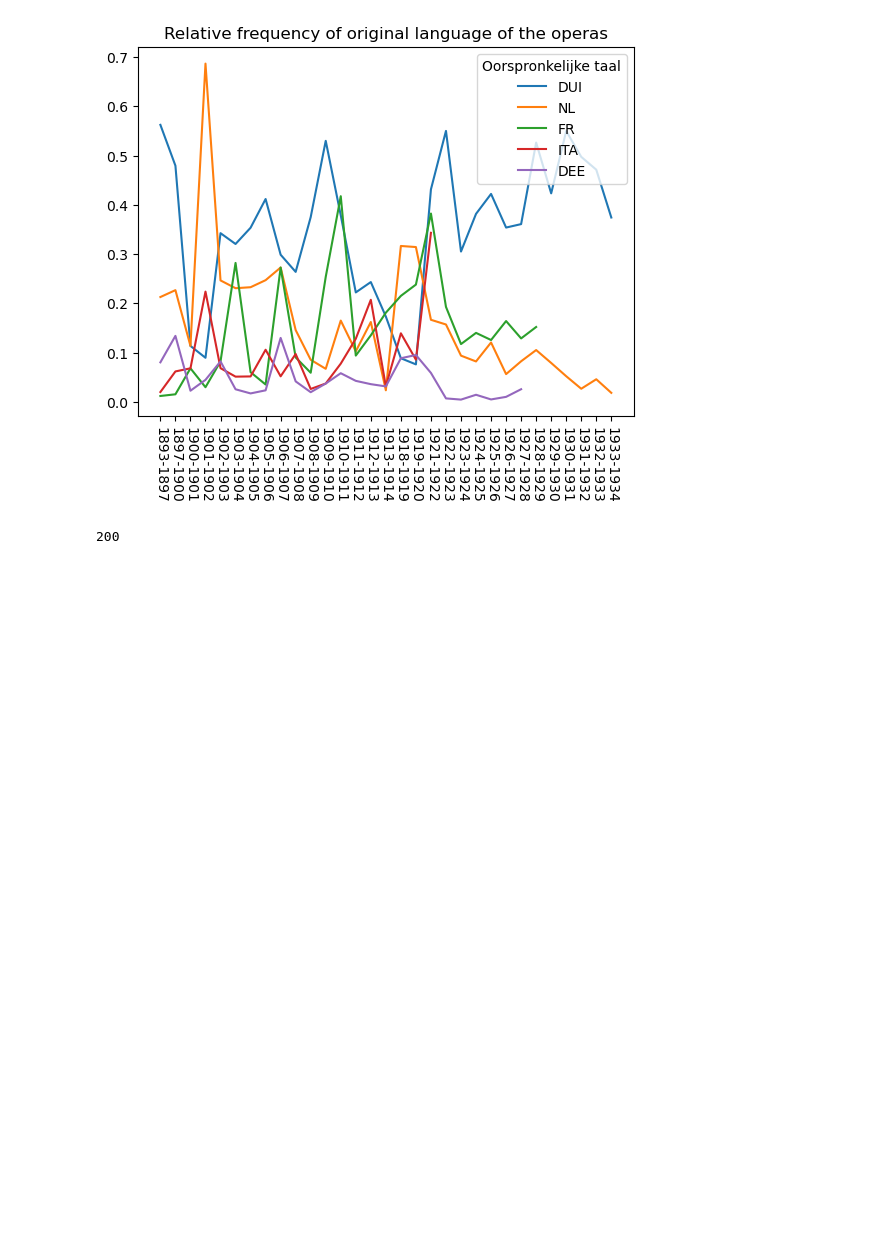
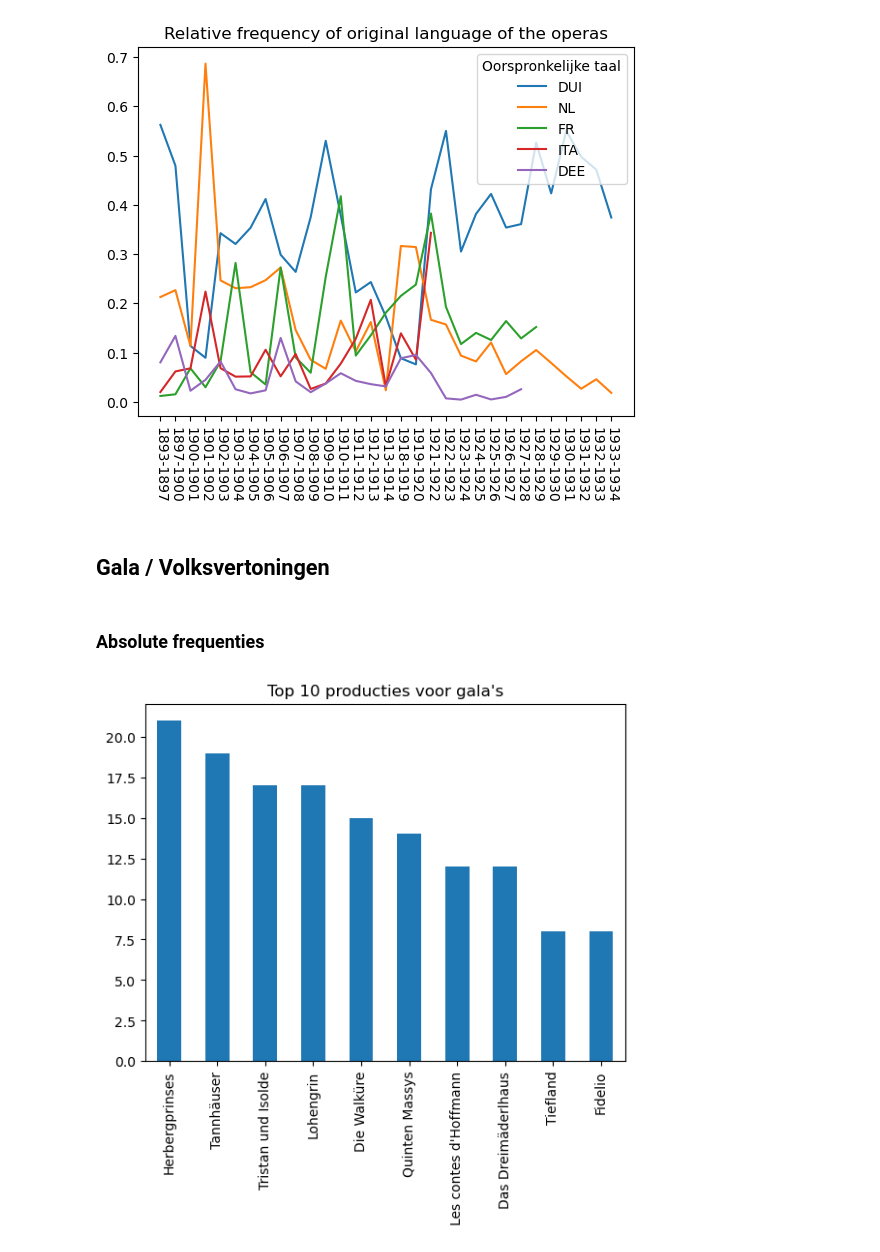
Before and after one commit to MonaDT/OPERA, a Jupyter notebook: Data_exploration.ipynb, the cells around one changed output. Cells and saved outputs as stored; diff of their text form; code cells hidden in the pictures; blank space fills up the shorter version.

```diff
--- a/Data_exploration.ipynb
+++ b/Data_exploration.ipynb
@@ -165,7 +114,15 @@ plt.xticks(rotation=-90)
 plt.show()
 # %% [output]
 [figure]
-# %%
-len(df.groupby('Oorspronkelijke titel')['Oorspronkelijke première'])
-# %% [output]
-200
+# %% [markdown]
+## Gala / Volksvertoningen
+# %%
+#Gefilterede df's waarin enkel de volksvertoningen en galavoorstellingen in beschouwing worden genomen
+volk = df[df['Gelegenheid'].astype(str).str.contains("Volk")]
+galas = df[df['Gelegenheid'].str.contains('Gala') | (df['Gelegenheid'] == 'Gala')]
+# %% [markdown]
+### Absolute frequenties
+# %%
+galas['Oorspronkelijke titel'].value_counts().head(10).plot(kind='bar', title="Top 10 producties voor gala's");
+# %% [output]
+[figure, added]
```
Also changed, not shown: parts of 36 cells of this notebook, 2 other files.
